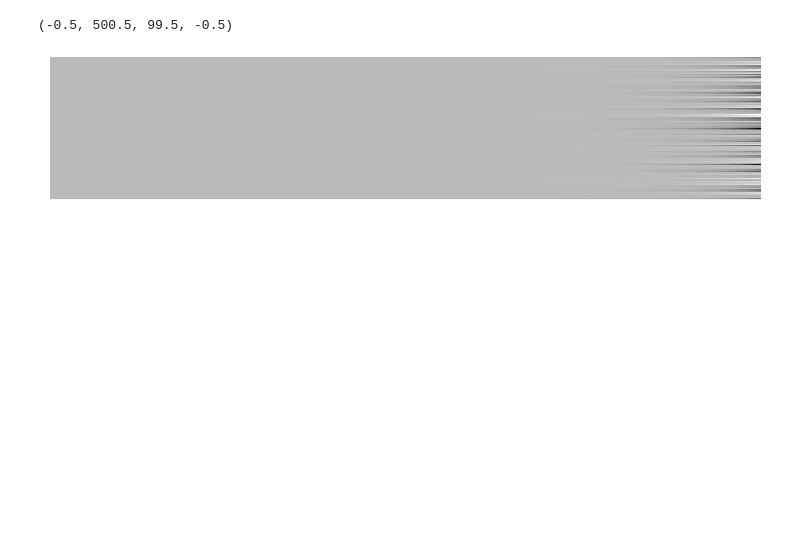
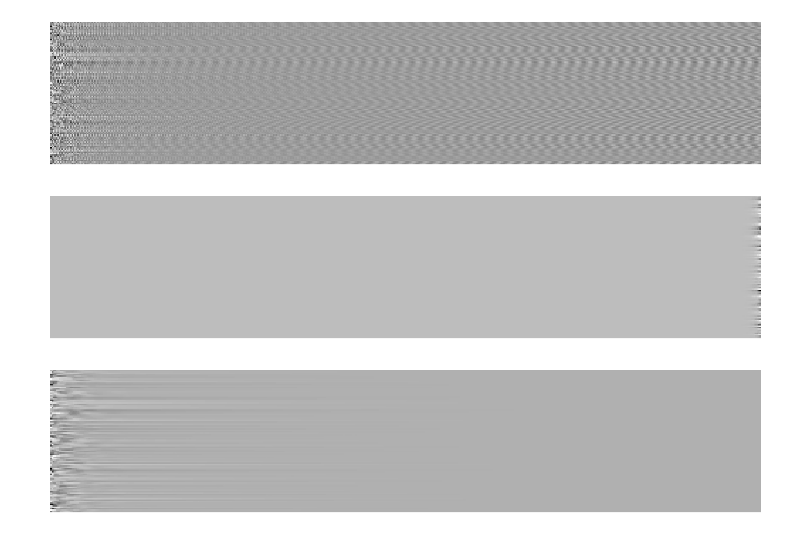
Before and after one commit to PFCM/489-notebooks, a Jupyter notebook: linear dynamics.ipynb, the cells around one changed output. Cells and saved outputs as stored; diff of their text form; code cells hidden in the pictures; blank space fills up the shorter version.

Commit message:
add skip connections with different gates

```diff
--- a/linear dynamics.ipynb
+++ b/linear dynamics.ipynb
@@ -17,6 +17,29 @@ def repeatedly_apply(matrix, sequence_length, perturb=0.0, nonlin=None):
         if nonlin:
             results[-1] = nonlin(results[-1])
     return  np.hstack(results)
+
+def repeatedly_apply_skip(matrix, sequence_length, perturb=0.0, nonlin=None,
+                          forget_gates=None, input_gates=None):
+    """Generate a random vector and repeatedly apply with a gated skip connection"""
+    vector = np.random.normal(size=(matrix.shape[0], 1))
+    if forget_gates is None:
+        forget_gates = np.ones((sequence_length, matrix.shape[0]))
+    if input_gates is None:
+        input_gates = np.ones((sequence_length, matrix.shape[0]))
+    results = [vector]
+    for i in range(sequence_length):
+        candidate = np.dot(matrix, results[-1])
+        if perturb > 0.0:
+            candidate += np.random.normal(scale=perturb, size=vector.shape)
+        if nonlin:
+            candidate = nonlin(candidate)
+        a = forget_gates[i][:, None] * results[-1]
+        b = candidate * input_gates[i][:, None]
+        results.append(a + b)
+    return np.hstack(results)
+# %%
+fgates = np.random.uniform(size=(500, 100))
+oneminusfgates = 1.0 - fgates
 # %%
 mat = np.random.normal(scale=0.01, size=(100, 100))
 results = repeatedly_apply(mat, 500)
@@ -114,15 +256,28 @@ plt.axis('off')
 # %%
 # divide by a fraction of the spectral norm
 mat = np.random.normal(scale=1.0, size=(100, 100))
 svs = np.linalg.svd(mat, compute_uv=False)
 mat /= (0.53299 * np.abs(svs[0]))
 results = repeatedly_apply(mat, 500)
 plt.figure(figsize=(25,10))
 plt.imshow(results, interpolation='nearest', cmap='Greys')
 plt.axis('off')
+
+results = repeatedly_apply_skip(mat, 500, forget_gates=fgates)
+plt.figure(figsize=(25,10))
+plt.imshow(results, interpolation='nearest', cmap='Greys')
+plt.axis('off')
+plt.show()
+
+results = repeatedly_apply_skip(mat, 500, forget_gates=fgates, input_gates=oneminusfgates)
+plt.figure(figsize=(25,10))
+plt.imshow(results, interpolation='nearest', cmap='Greys')
+plt.axis('off')
+plt.show()
 # %% [output]
-(-0.5, 500.5, 99.5, -0.5)
-[figure, old version]
+[figure, new version]
+[figure, added]
+[figure, added]
 # %%
 # divide by a fraction of the spectral norm
 mat = np.random.normal(scale=1.0, size=(100, 100))
```
Also changed, not shown: parts of 14 cells of this notebook.
